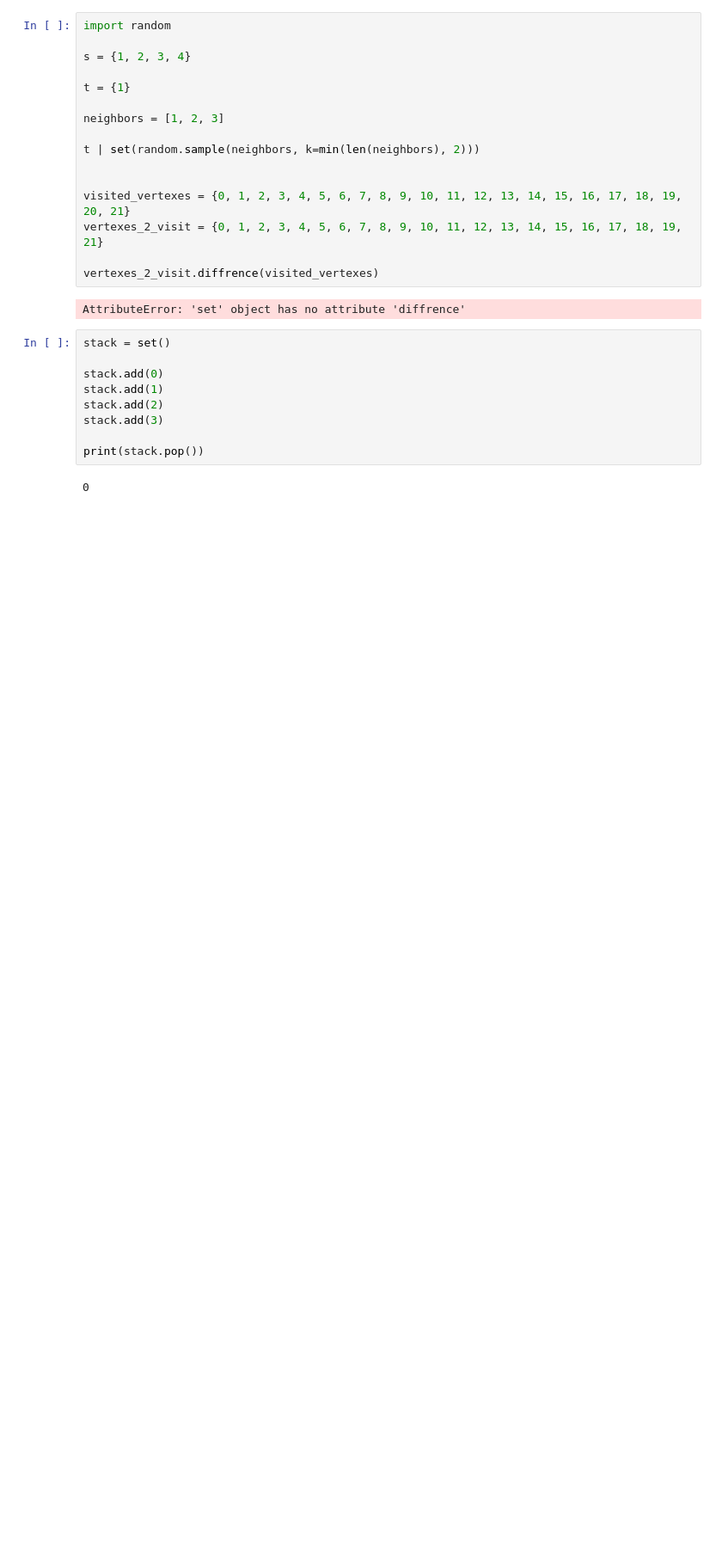
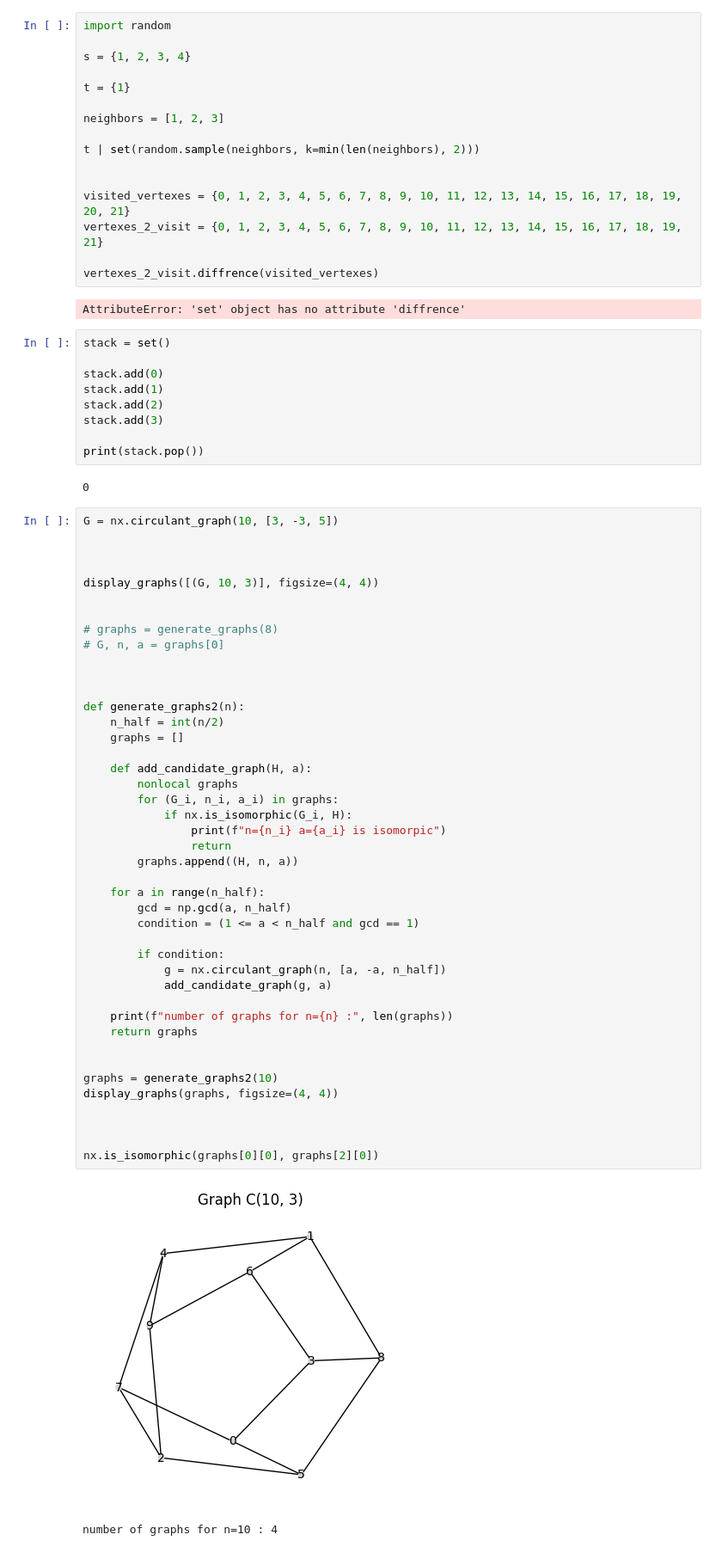
Before and after one commit to matej-2003/graph_theory_research_project, a Jupyter notebook: version2.ipynb, the cells around one changed output. Shown at 86% size. Saved outputs shown, nothing was run; the diff lists cells and outputs as text; blank space fills up the shorter version.

```diff
--- a/version2.ipynb
+++ b/version2.ipynb
@@ -238,3 +324,49 @@ stack.add(3)
 print(stack.pop())
 # %% [output]
 0
+# %%
+G = nx.circulant_graph(10, [3, -3, 5])
+
+
+
+display_graphs([(G, 10, 3)], figsize=(4, 4))
+
+
+# graphs = generate_graphs(8)
+# G, n, a = graphs[0]
+
+
+
+def generate_graphs2(n):
+	n_half = int(n/2)
+	graphs = []
+
+	def add_candidate_graph(H, a):
+		nonlocal graphs
+		for (G_i, n_i, a_i) in graphs:
+			if nx.is_isomorphic(G_i, H):
+				print(f"n={n_i} a={a_i} is isomorpic")
+				return
+		graphs.append((H, n, a))
+
+	for a in range(n_half):
+		gcd = np.gcd(a, n_half)
+		condition = (1 <= a < n_half and gcd == 1)
+
+		if condition:
+			g = nx.circulant_graph(n, [a, -a, n_half])
+			add_candidate_graph(g, a)
+
+	print(f"number of graphs for n={n} :", len(graphs))
+	return graphs
+
+
+graphs = generate_graphs2(10)
+display_graphs(graphs, figsize=(4, 4))
+
+
+
+nx.is_isomorphic(graphs[0][0], graphs[2][0])
+# %% [output]
+[figure, added]
+number of graphs for n=10 : 4
```
Also changed, not shown: parts of 7 cells of this notebook, 52 other files.
